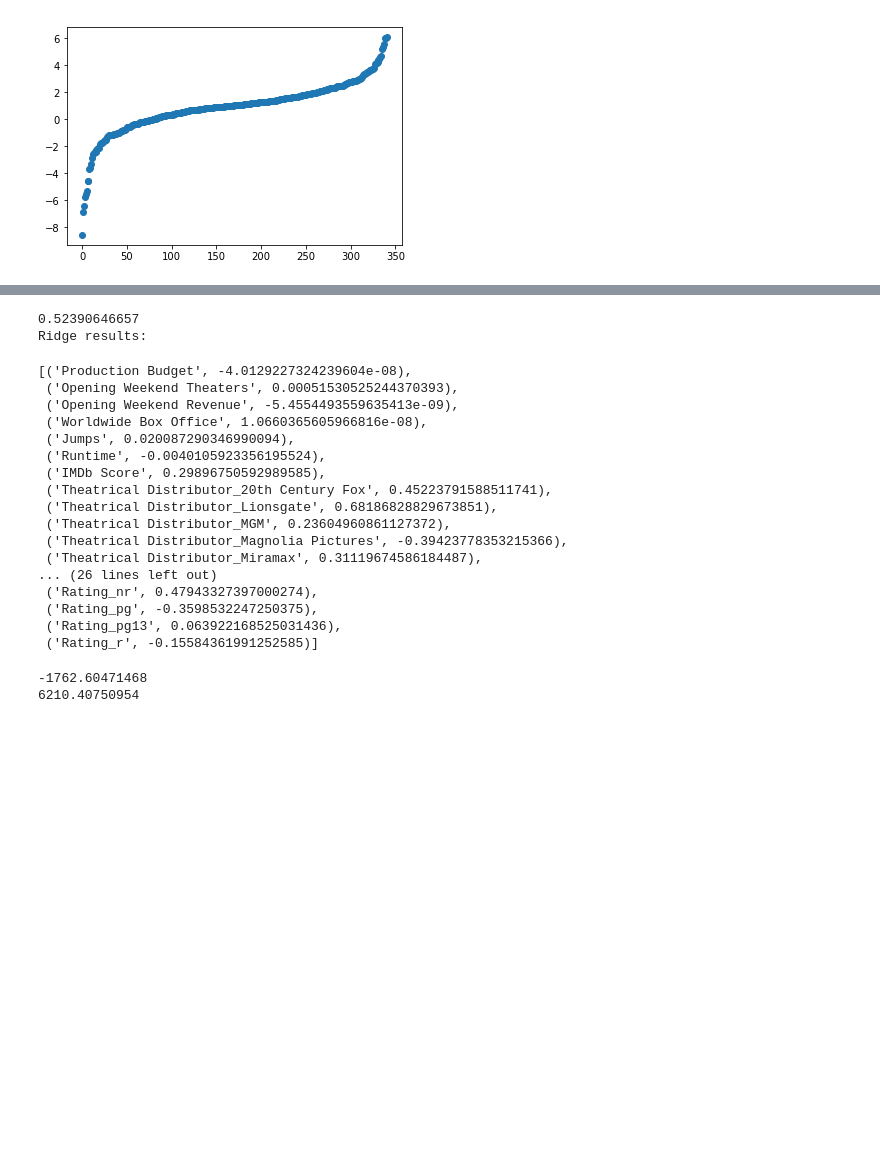
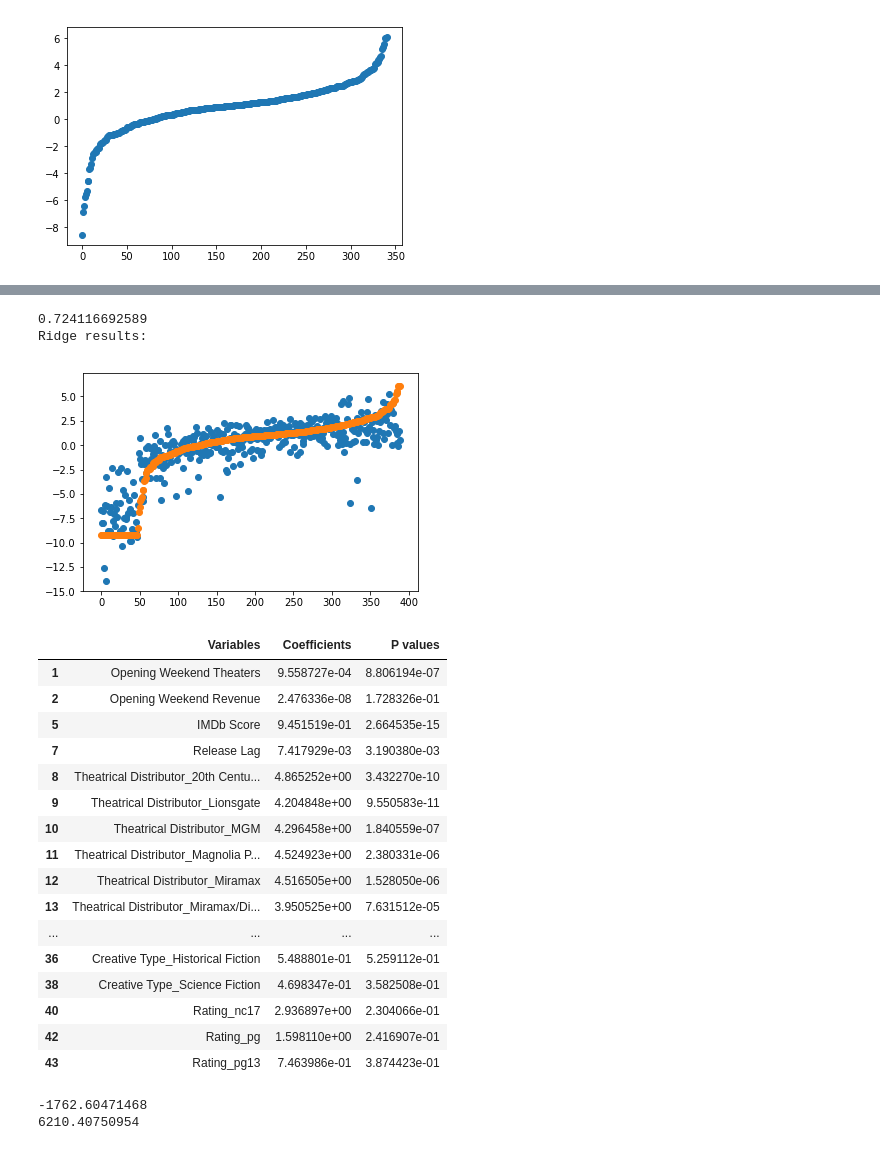
Before and after one commit to jasonyzhao/MetricsB, a Jupyter notebook: MetricsB.ipynb, the cells around one changed output, grey strips where cells are left out. Cells and saved outputs as stored; diff of their text form; code cells hidden in the pictures; blank space fills up the shorter version.

```diff
--- a/MetricsB.ipynb
+++ b/MetricsB.ipynb
@@ -249,23 +271,0 @@ Lasso results:
-# %%
-from sklearn.linear_model import LinearRegression
-print posidx
-print len(dummies)
-y2 = y[posidx]
-dummies2 = dummies[posidx]
-#print dummies.iloc[0:3,3:]
-X = dummies2.iloc[:,3:] #dummies3#.iloc[:, 3:]
-y = df[posidx]['log ROI']
-#print X
-
-lassoreg = LassoLars(alpha=0.001,normalize=True, max_iter=10000)
-lassoreg.fit(X,y)
-
-print lassoreg.score(X,y)
-print("Lasso results:")
-zip(dummies.columns[3:],lassoreg.coef_)
-
-lassohat = lassoreg.predict(X)
-resid = lassohat-y
-
-plt.scatter(np.arange(len(resid)), resid)
-plt.show()
@@ -279,29 +299,41 @@ IndexError: indices are out-of-bounds
 # %%
-ridgereg = Ridge(alpha=0.05,normalize=True)
+ridgereg = Ridge(alpha=0.0025,normalize=True)
 ridgereg.fit(X,y)
+ridgehat = ridgereg.predict(X)
 print ridgereg.score(X,y)
 print("Ridge results:")
-zip(dummies.columns[3:],ridgereg.coef_)
+results = pd.DataFrame()
+results['Variables']=dummies.columns[3:]
+results['Coefficients'] = ridgereg.coef_
+results['P values'] = get_p(X,y,ridgehat,ridgereg.coef_).T
+
+
+plt.scatter(np.arange(len(y)),ridgehat[idx])
+plt.scatter(np.arange(len(y)),y[idx])
+plt.show()
+
+results[results['Coefficients']>0]
 # %% [output]
-0.52390646657
+0.724116692589
 Ridge results:
-[('Production Budget', -4.0129227324239604e-08),
- ('Opening Weekend Theaters', 0.00051530525244370393),
- ('Opening Weekend Revenue', -5.4554493559635413e-09),
- ('Worldwide Box Office', 1.0660365605966816e-08),
- ('Jumps', 0.020087290346990094),
- ('Runtime', -0.0040105923356195524),
- ('IMDb Score', 0.29896750592989585),
- ('Theatrical Distributor_20th Century Fox', 0.45223791588511741),
- ('Theatrical Distributor_Lionsgate', 0.68186828829673851),
- ('Theatrical Distributor_MGM', 0.23604960861127372),
- ('Theatrical Distributor_Magnolia Pictures', -0.39423778353215366),
- ('Theatrical Distributor_Miramax', 0.31119674586184487),
-... (26 lines left out)
- ('Rating_nr', 0.47943327397000274),
- ('Rating_pg', -0.3598532247250375),
- ('Rating_pg13', 0.063922168525031436),
- ('Rating_r', -0.15584361991252585)]
+[figure, added]
+|  | Variables | Coefficients | P values |
+| 1 | Opening Weekend Theaters | 9.558727e-04 | 8.806194e-07 |
+| 2 | Opening Weekend Revenue | 2.476336e-08 | 1.728326e-01 |
+| 5 | IMDb Score | 9.451519e-01 | 2.664535e-15 |
+| 7 | Release Lag | 7.417929e-03 | 3.190380e-03 |
+| 8 | Theatrical Distributor_20th Centu... | 4.865252e+00 | 3.432270e-10 |
+| 9 | Theatrical Distributor_Lionsgate | 4.204848e+00 | 9.550583e-11 |
+| 10 | Theatrical Distributor_MGM | 4.296458e+00 | 1.840559e-07 |
+| 11 | Theatrical Distributor_Magnolia P... | 4.524923e+00 | 2.380331e-06 |
+| 12 | Theatrical Distributor_Miramax | 4.516505e+00 | 1.528050e-06 |
+| 13 | Theatrical Distributor_Miramax/Di... | 3.950525e+00 | 7.631512e-05 |
+| ... | ... | ... | ... |
+| 36 | Creative Type_Historical Fiction | 5.488801e-01 | 5.259112e-01 |
+| 38 | Creative Type_Science Fiction | 4.698347e-01 | 3.582508e-01 |
+| 40 | Rating_nc17 | 2.936897e+00 | 2.304066e-01 |
+| 42 | Rating_pg | 1.598110e+00 | 2.416907e-01 |
+| 43 | Rating_pg13 | 7.463986e-01 | 3.874423e-01 |
 # %%
 from sklearn.svm import SVR
 Xtr = X[:300]
```
Also changed, not shown: parts of 17 cells of this notebook.
